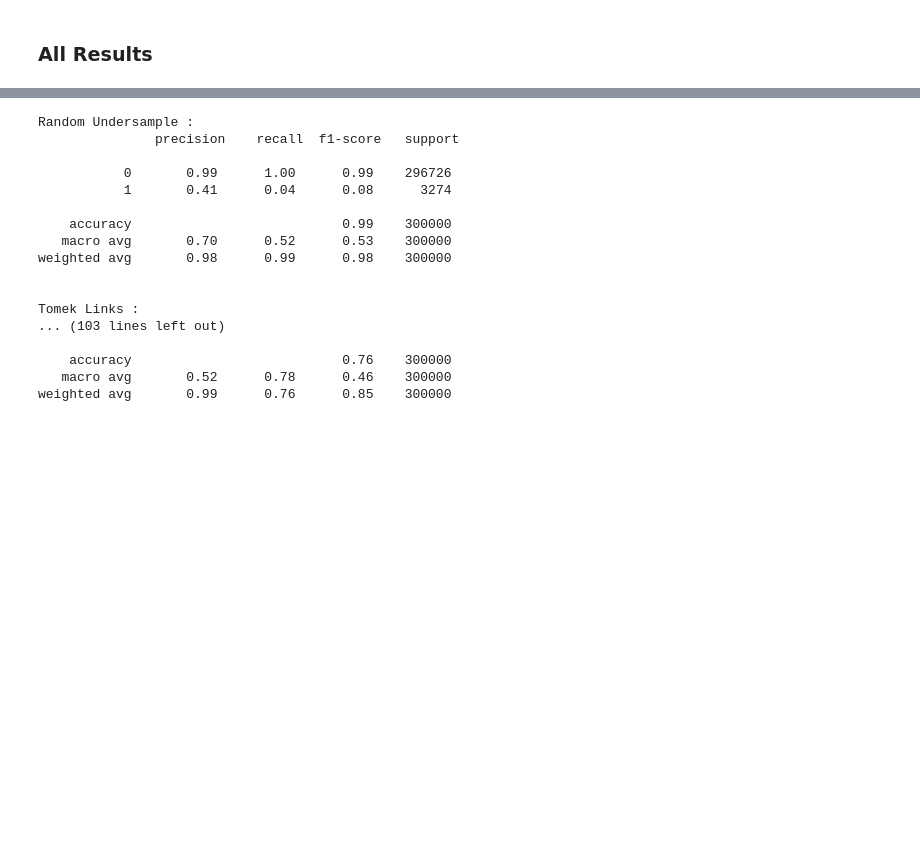
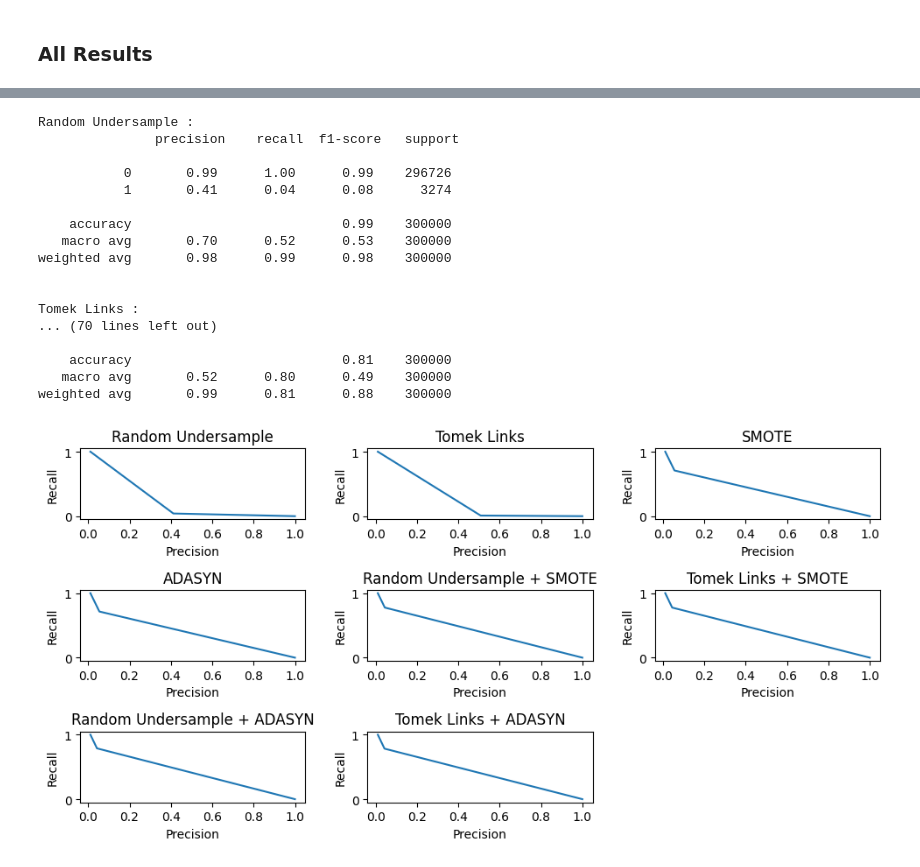
Before and after one commit to EdwardLimJH/Fraud-Hackathon, a Jupyter notebook: resampling.ipynb, the cells around one changed output, grey strips where cells are left out. Saved outputs shown, nothing was run; the diff lists cells and outputs as text; code cells hidden in the pictures; blank space fills up the shorter version.

Commit message:
modified resampled imbalanced class ratio to 40:60, added different evaluation metrics

```diff
--- a/resampling.ipynb
+++ b/resampling.ipynb
@@ -455,6 +482,15 @@ Wall time: 11.9 s
 # %%
 accuracies = {}
+f2_scores = {}
+f15_scores = {}
+f1_scores = {}
+recall_scores = {}
+precision_scores = {}
 class_reports = {}
+pr_auc = {}
+pr_auc_pts = {}
+tpr = {}
+fnr = {}
 # %%
 #models
 from sklearn.linear_model import LogisticRegression
@@ -746,5 +826,13 @@ weighted avg       0.99      0.76      0.85    300000
 # %% [markdown]
 ### All Results
 # %%
-accuracies
+metrics_names = ['Accuracy', 'Recall','Precision', 'F2 Score', 'F1.5 Score','F1 Score', 'TPR','FNR', "PR-AUC"]
+results = pd.DataFrame(index= metrics_names,columns=accuracies.keys())
+all_results_list = [accuracies, recall_scores, precision_scores, f2_scores,f15_scores,f1_scores, tpr, fnr, pr_auc]
+for i in range(len(all_results_list)):
+    # print(str(metric))
+    for k,v in all_results_list[i].items():
+        results.loc[metrics_names[i], str(k)] = v
+        # print(metrics_names[i])
+results
 # %% [output]
@@ -775,8 +862,27 @@ weighted avg       0.98      0.99      0.98    300000
 
 
 Tomek Links :
-... (103 lines left out)
+... (70 lines left out)
 
-    accuracy                           0.76    300000
-   macro avg       0.52      0.78      0.46    300000
-weighted avg       0.99      0.76      0.85    300000
+    accuracy                           0.81    300000
+   macro avg       0.52      0.80      0.49    300000
+weighted avg       0.99      0.81      0.88    300000
+# %%
+import matplotlib.pyplot as plt
+fig = plt.figure(figsize=(10, 5))
+
+# iterate over the function list and add a subplot for each function
+for idx, x in enumerate(pr_auc_pts.items(), start=1):
+    resampler = x[0]
+    v = x[1]
+    ax = fig.add_subplot(3, 3, idx) # plot with 2 rows and 3 columns
+    ax.plot(v[0],v[1])
+    ax.set_title(resampler)
+    ax.set_ylabel('Recall')
+    ax.set_xlabel('Precision')
+
+
+# add spacing between subplots
+fig.tight_layout()
+# %% [output]
+[figure, added]
```
Also changed, not shown: parts of 21 cells of this notebook.
